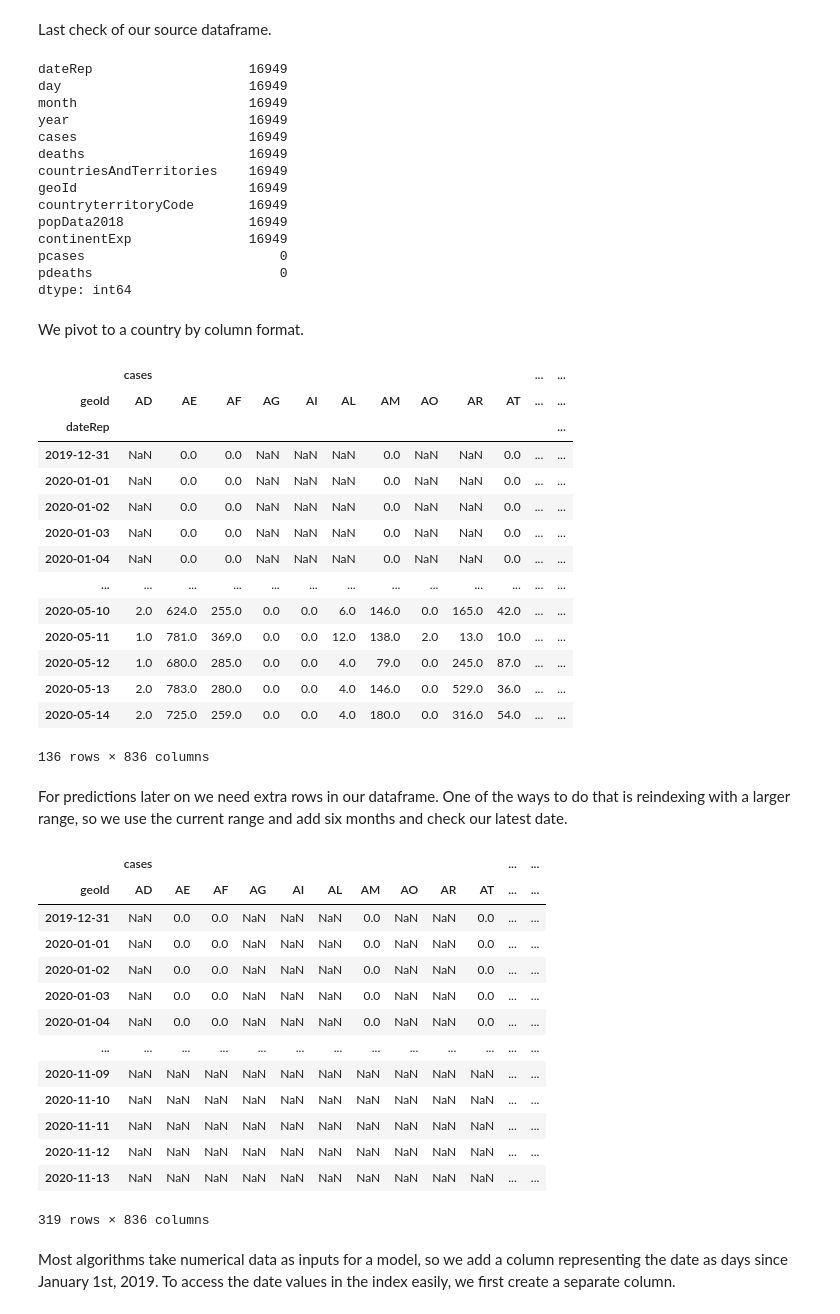
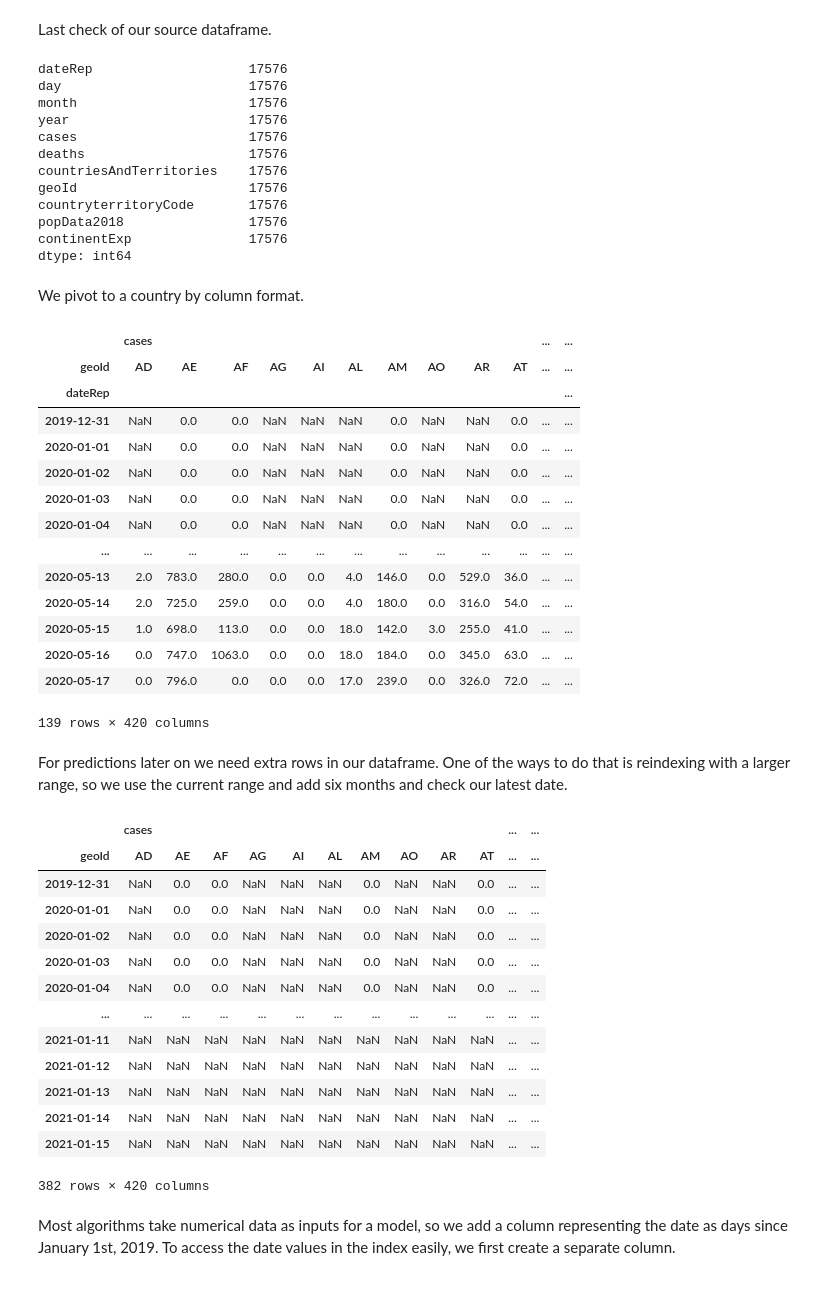
Before and after one commit to R3dje/COVID19, a Jupyter notebook: Gumbelpivot.ipynb, the cells around one changed output. Saved outputs shown, nothing was run; the diff lists cells and outputs as text; code cells hidden in the pictures.

```diff
--- a/Gumbelpivot.ipynb
+++ b/Gumbelpivot.ipynb
@@ -41,52 +36,50 @@ df.head(10)
 # %% [markdown]
 To make room in the dataframe for future predictions, we add columns for those values and set them to missing for now.
 # %%
-df['pcases']  = np.nan
-df['pdeaths'] = np.nan
+#df['pcases']  = np.nan
+#df['pdeaths'] = np.nan
 # %% [markdown]
 Last check of our source dataframe.
 # %%
 df.count()
 # %% [output]
-dateRep                    16949
-day                        16949
-month                      16949
-year                       16949
-cases                      16949
-deaths                     16949
-countriesAndTerritories    16949
-geoId                      16949
-countryterritoryCode       16949
-popData2018                16949
-continentExp               16949
-pcases                         0
-pdeaths                        0
+dateRep                    17576
+day                        17576
+month                      17576
+year                       17576
+cases                      17576
+deaths                     17576
+countriesAndTerritories    17576
+geoId                      17576
+countryterritoryCode       17576
+popData2018                17576
+continentExp               17576
 dtype: int64
 # %% [markdown]
 We pivot to a country by column format.
 # %%
-df_geo = df.pivot(index='dateRep', columns='geoId', values=['cases', 'deaths', 'pcases', 'pdeaths'])
+df_geo = df.pivot(index='dateRep', columns='geoId', values=['cases', 'deaths'])
 df_geo
 # %% [output]
 |  | cases |  |  |  |  |  |  |  |  |  | ... | ... |
 | geoId | AD | AE | AF | AG | AI | AL | AM | AO | AR | AT | ... | ... |
 | dateRep |  |  |  |  |  |  |  |  |  |  |  | ... |
 | 2019-12-31 | NaN | 0.0 | 0.0 | NaN | NaN | NaN | 0.0 | NaN | NaN | 0.0 | ... | ... |
 | 2020-01-01 | NaN | 0.0 | 0.0 | NaN | NaN | NaN | 0.0 | NaN | NaN | 0.0 | ... | ... |
 | 2020-01-02 | NaN | 0.0 | 0.0 | NaN | NaN | NaN | 0.0 | NaN | NaN | 0.0 | ... | ... |
 | 2020-01-03 | NaN | 0.0 | 0.0 | NaN | NaN | NaN | 0.0 | NaN | NaN | 0.0 | ... | ... |
 | 2020-01-04 | NaN | 0.0 | 0.0 | NaN | NaN | NaN | 0.0 | NaN | NaN | 0.0 | ... | ... |
 | ... | ... | ... | ... | ... | ... | ... | ... | ... | ... | ... | ... | ... |
-| 2020-05-10 | 2.0 | 624.0 | 255.0 | 0.0 | 0.0 | 6.0 | 146.0 | 0.0 | 165.0 | 42.0 | ... | ... |
-| 2020-05-11 | 1.0 | 781.0 | 369.0 | 0.0 | 0.0 | 12.0 | 138.0 | 2.0 | 13.0 | 10.0 | ... | ... |
-| 2020-05-12 | 1.0 | 680.0 | 285.0 | 0.0 | 0.0 | 4.0 | 79.0 | 0.0 | 245.0 | 87.0 | ... | ... |
 | 2020-05-13 | 2.0 | 783.0 | 280.0 | 0.0 | 0.0 | 4.0 | 146.0 | 0.0 | 529.0 | 36.0 | ... | ... |
 | 2020-05-14 | 2.0 | 725.0 | 259.0 | 0.0 | 0.0 | 4.0 | 180.0 | 0.0 | 316.0 | 54.0 | ... | ... |
+| 2020-05-15 | 1.0 | 698.0 | 113.0 | 0.0 | 0.0 | 18.0 | 142.0 | 3.0 | 255.0 | 41.0 | ... | ... |
+| 2020-05-16 | 0.0 | 747.0 | 1063.0 | 0.0 | 0.0 | 18.0 | 184.0 | 0.0 | 345.0 | 63.0 | ... | ... |
+| 2020-05-17 | 0.0 | 796.0 | 0.0 | 0.0 | 0.0 | 17.0 | 239.0 | 0.0 | 326.0 | 72.0 | ... | ... |
-136 rows × 836 columns
+139 rows × 420 columns
 # %% [markdown]
 For predictions later on we need extra rows in our dataframe. One of the ways to do that is reindexing with a larger range, so we use the current range and add six months and check our latest date.
 # %%
-new_index = pd.date_range(df_geo.index.min(), df_geo.index.max() + pd.Timedelta('183 days'))
+new_index = pd.date_range(df_geo.index.min(), df_geo.index.max() + pd.Timedelta('243 days'))
 df_geo = df_geo.reindex(new_index)
 df_geo
 # %% [output]
@@ -98,12 +91,12 @@ df_geo
 | 2020-01-03 | NaN | 0.0 | 0.0 | NaN | NaN | NaN | 0.0 | NaN | NaN | 0.0 | ... | ... |
 | 2020-01-04 | NaN | 0.0 | 0.0 | NaN | NaN | NaN | 0.0 | NaN | NaN | 0.0 | ... | ... |
 | ... | ... | ... | ... | ... | ... | ... | ... | ... | ... | ... | ... | ... |
-| 2020-11-09 | NaN | NaN | NaN | NaN | NaN | NaN | NaN | NaN | NaN | NaN | ... | ... |
-| 2020-11-10 | NaN | NaN | NaN | NaN | NaN | NaN | NaN | NaN | NaN | NaN | ... | ... |
-| 2020-11-11 | NaN | NaN | NaN | NaN | NaN | NaN | NaN | NaN | NaN | NaN | ... | ... |
-| 2020-11-12 | NaN | NaN | NaN | NaN | NaN | NaN | NaN | NaN | NaN | NaN | ... | ... |
-| 2020-11-13 | NaN | NaN | NaN | NaN | NaN | NaN | NaN | NaN | NaN | NaN | ... | ... |
+| 2021-01-11 | NaN | NaN | NaN | NaN | NaN | NaN | NaN | NaN | NaN | NaN | ... | ... |
+| 2021-01-12 | NaN | NaN | NaN | NaN | NaN | NaN | NaN | NaN | NaN | NaN | ... | ... |
+| 2021-01-13 | NaN | NaN | NaN | NaN | NaN | NaN | NaN | NaN | NaN | NaN | ... | ... |
+| 2021-01-14 | NaN | NaN | NaN | NaN | NaN | NaN | NaN | NaN | NaN | NaN | ... | ... |
+| 2021-01-15 | NaN | NaN | NaN | NaN | NaN | NaN | NaN | NaN | NaN | NaN | ... | ... |
-319 rows × 836 columns
+382 rows × 420 columns
 # %% [markdown]
 Most algorithms take numerical data as inputs for a model, so we add a column representing the date as days since January 1st, 2019. To access the date values in the index easily, we first create a separate column.
 # %%
```
Also changed, not shown: parts of 20 cells of this notebook, 3 other files.
